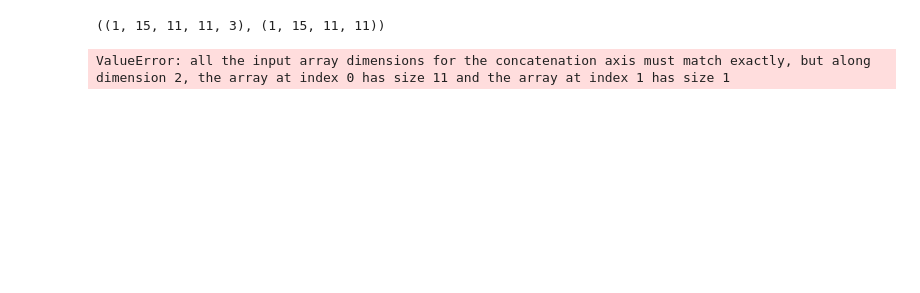
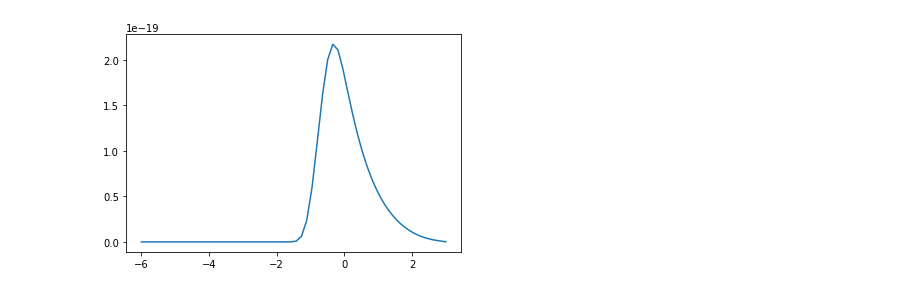
Before and after one commit to Confirm-Solutions/imprint, a Jupyter notebook: research/berry/quadrature_dev.ipynb, the cells around one changed output. Saved outputs shown, nothing was run; the diff lists cells and outputs as text; code cells hidden in the pictures; blank space fills up the shorter version.

```diff
--- a/research/berry/quadrature_dev.ipynb
+++ b/research/berry/quadrature_dev.ipynb
@@ -177,7 +171,0 @@ for sig_idx in [50]:#range(0, sigma2_n, 10):
-# %%
-import quadrature
-import fast_inla
-y = np.array([[4, 8]])
-n = np.array([[35, 35]])
-fi = fast_inla.FastINLA(2, sigma2_n=sigma2_n)
-pts, wts = quadrature.build_centered_quad_rules(fi, y, n)
@@ -214,4 +171,0 @@ array([[-29.58899323, -29.53525234, -29.44162994, ..., -63.12617427,
-# %%
-pts.shape, wts.shape
-# %% [output]
-((1, 15, 11, 11, 3), (1, 15, 11, 11))
@@ -220,9 +172,8 @@ pts.reshape()
-# %%
-broadcast_shape =
-for i in range(fi.n_arms):
-    broadcast_shape.insert(2, 1)
-pts = np.empty((*wts.shape, 3))
-pts[...,:2] = pts
-np.concatenate((pts, fi.sigma2_rule.pts[None, :, None, None, None]), axis=-1)
-# %% [output]
-ValueError: all the input array dimensions for the concatenation axis must match exactly, but along dimension 2, the array at index 0 has size 11 and the array at index 1 has size 1
+# %%
+pr = new_pts[...,:2].reshape((-1, fi.sigma2_n, fi.n_arms))
+log_joint = fi.log_joint(y, n, pr).reshape(new_pts.shape[:-1])
+integral = (np.exp(log_joint) * new_wts).sum(axis=(1,2))
+plt.plot(np.log10(fi.sigma2_rule.pts), integral[0] * fi.sigma2_rule.wts)
+plt.show()
+# %% [output]
+[figure, added]
```
Also changed, not shown: parts of 18 cells of this notebook, 3 other files.
